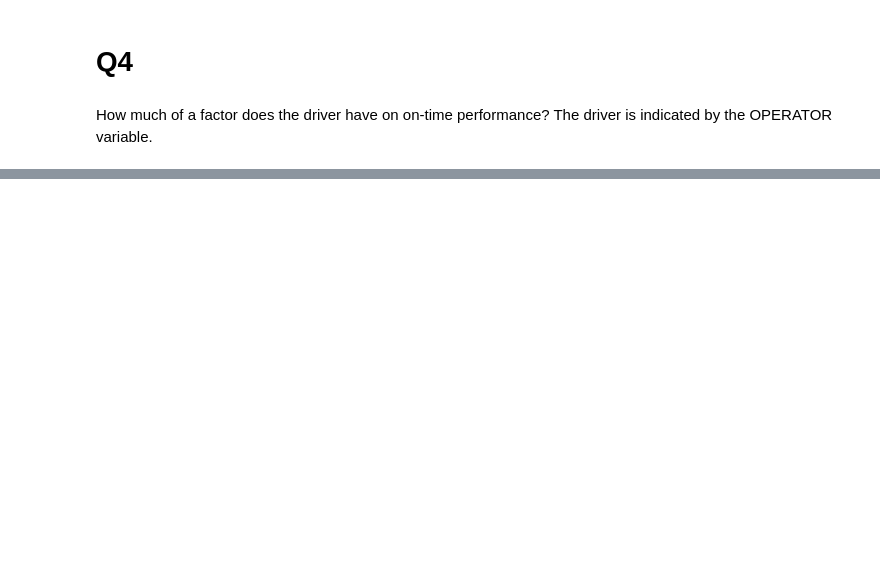
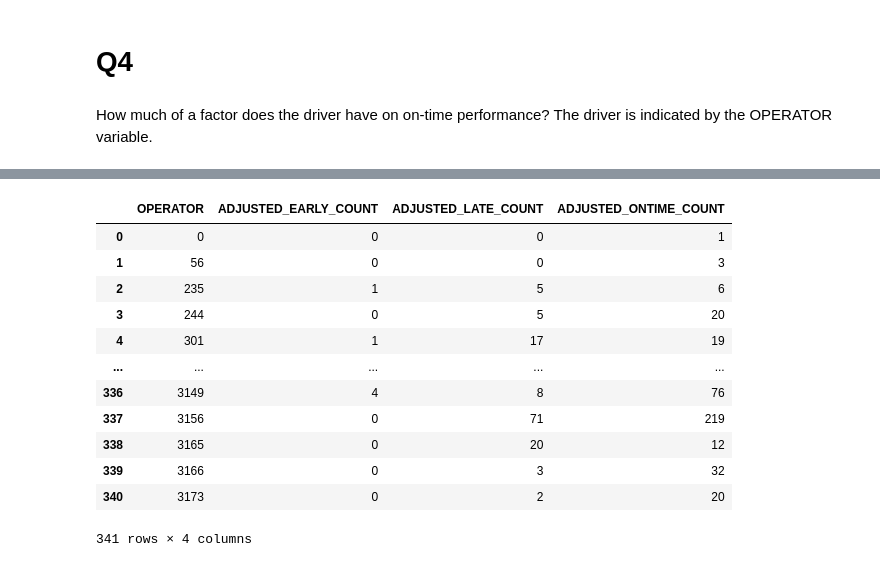
Before and after one commit to NewForce-Cohort-11-Data/wego-bus-lightyear, a Jupyter notebook: jc_wego.ipynb, the cells around one changed output, grey strips where cells are left out. Cells and saved outputs as stored; diff of their text form; code cells hidden in the pictures; blank space fills up the shorter version.

```diff
--- a/jc_wego.ipynb
+++ b/jc_wego.ipynb
@@ -67,6 +91,3 @@ pandas.core.frame.DataFrame
 # **Q1**
 # %% [markdown]
 What is the overall on-time performance, and what do the overall distribution of adherence look like?
-# %%
-# tracking if adherence column meets guidelines and storing boolean into a new column
-wego['adh_track'] = (wego[['ADHERENCE']] > -6) & (wego[['ADHERENCE']] < 1)
@@ -122,0 +145,20 @@ How much of a factor does the driver have on on-time performance? The driver is
+# %%
+drivers = wego.groupby('OPERATOR', as_index=False)[
+    ['ADJUSTED_EARLY_COUNT', 'ADJUSTED_LATE_COUNT', 'ADJUSTED_ONTIME_COUNT']
+].sum()
+
+drivers
+# %% [output]
+|  | OPERATOR | ADJUSTED_EARLY_COUNT | ADJUSTED_LATE_COUNT | ADJUSTED_ONTIME_COUNT |
+| 0 | 0 | 0 | 0 | 1 |
+| 1 | 56 | 0 | 0 | 3 |
+| 2 | 235 | 1 | 5 | 6 |
+| 3 | 244 | 0 | 5 | 20 |
+| 4 | 301 | 1 | 17 | 19 |
+| ... | ... | ... | ... | ... |
+| 336 | 3149 | 4 | 8 | 76 |
+| 337 | 3156 | 0 | 71 | 219 |
+| 338 | 3165 | 0 | 20 | 12 |
+| 339 | 3166 | 0 | 3 | 32 |
+| 340 | 3173 | 0 | 2 | 20 |
+341 rows × 4 columns
```
Also changed, not shown: parts of 27 cells of this notebook, 9 other files.
